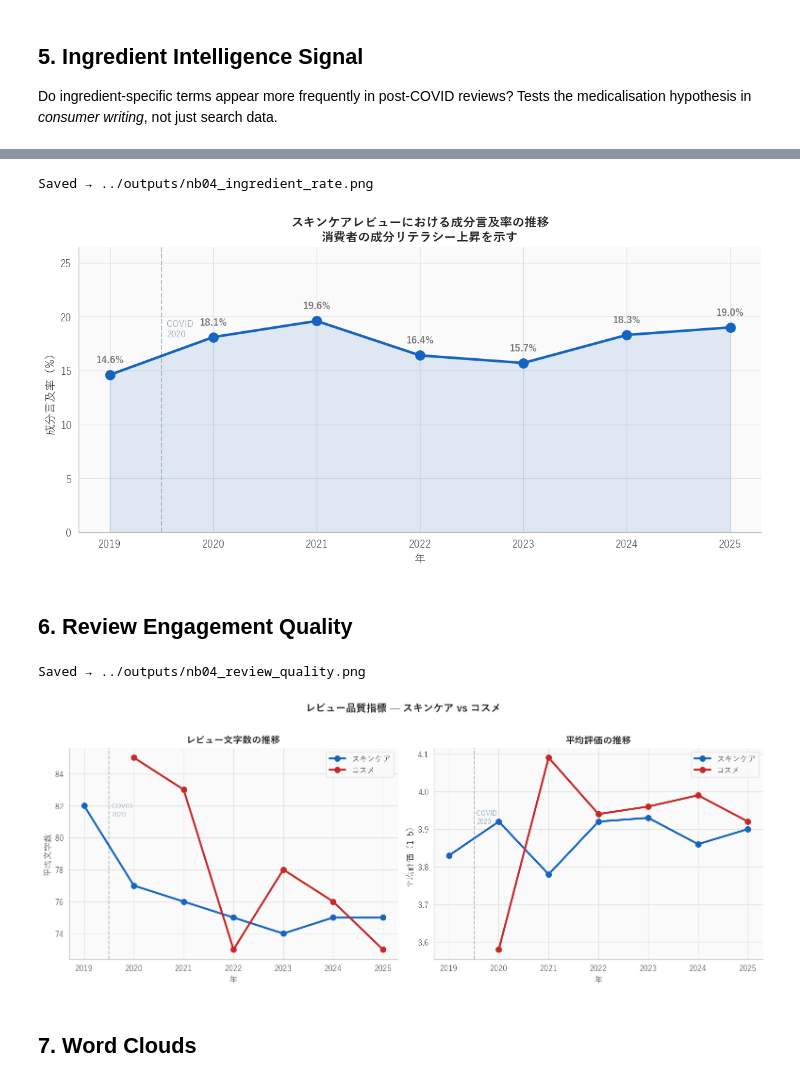
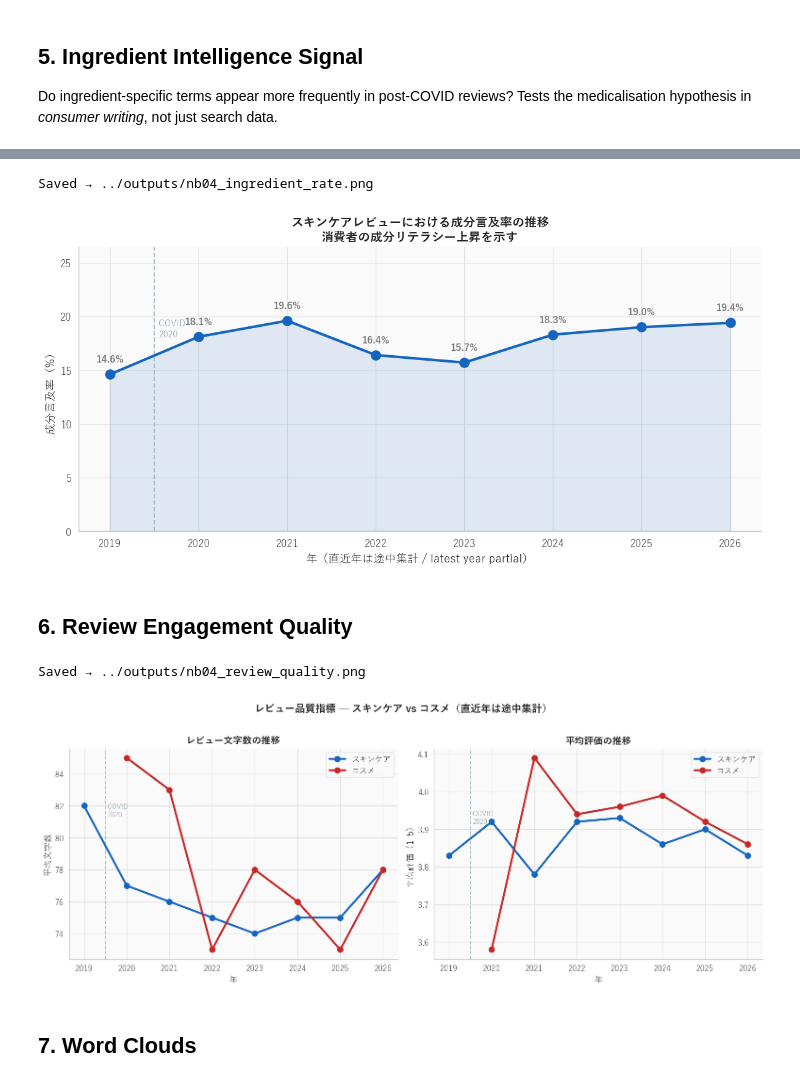
Before and after one commit to Stan-DS-Z/beauty-pulse, a Jupyter notebook: notebooks/NB04_consumer_voice.ipynb, the cells around one changed output, grey strips where cells are left out. Saved outputs shown, nothing was run; the diff lists cells and outputs as text; code cells hidden in the pictures.

```diff
--- a/notebooks/NB04_consumer_voice.ipynb
+++ b/notebooks/NB04_consumer_voice.ipynb
@@ -694,7 +697,7 @@ Post-COVID avg (2021+) : 18.1%
 Direction: ↑ increase (+10.6pp)
 # %%
 # Chart — ingredient mention rate over time
-df_plot = ing_yr[ing_yr.review_year.between(2019, 2025)].copy()
+df_plot = ing_yr[ing_yr.review_year.between(2019, 2026)].copy()
 
 fig, ax = fig_ax(10, 5)
 ax.fill_between(df_plot.review_year, df_plot.ing_pct,
@@ -710,7 +713,7 @@ for _, row in df_plot.iterrows():
                 fontweight='bold')
 
 annotate_covid(ax, x=2019.5, label="COVID\n2020")
-ax.set_xlabel("年", fontsize=11)
+ax.set_xlabel("年（直近年は途中集計 / latest year partial）", fontsize=11)
 ax.set_ylabel("成分言及率（%）", fontsize=11)
 ax.set_title("スキンケアレビューにおける成分言及率の推移\n消費者の成分リテラシー上昇を示す",
              fontsize=12)
@@ -719,7 +722,7 @@ tight(fig, "../outputs/nb04_ingredient_rate.png")
 plt.show()
 # %% [output]
 Saved → ../outputs/nb04_ingredient_rate.png
-[figure, old version]
+[figure, new version]
 # %% [markdown]
 ## 6. Review Engagement Quality
 # %%
@@ -735,7 +738,7 @@ JOIN products p  ON r.product_id  = p.product_id
 JOIN categories c ON p.category_id = c.category_id
 WHERE r.is_japanese = 1
   AND r.char_count >= 10
-  AND r.review_year BETWEEN 2019 AND 2025
+  AND r.review_year BETWEEN 2019 AND 2026  -- latest year partial (mid-year)
   AND COALESCE(p.tier_predicted, p.tier_override, c.tier) IN ('skincare', 'cosmetics')
 GROUP BY r.review_year, c.tier
 ORDER BY c.tier, r.review_year
@@ -745,35 +748,35 @@ df_quality = pd.read_sql(sql_quality, conn)
 fig, (ax1, ax2) = plt.subplots(1, 2, figsize=(13, 5))
 fig.patch.set_facecolor('white')
 
 for tier, color, label in [
     ('skincare',  PALETTE['skincare'],  'スキンケア'),
     ('cosmetics', PALETTE['cosmetics'], 'コスメ'),
 ]:
     d = df_quality[df_quality.tier == tier].set_index('review_year')
     ax1.plot(d.index, d['avg_chars'], 'o-', color=color,
              linewidth=2.5, markersize=7, label=label)
     ax2.plot(d.index, d['avg_rating'], 'o-', color=color,
              linewidth=2.5, markersize=7, label=label)
 
 for ax, ylabel, title in [
     (ax1, "平均文字数", "レビュー文字数の推移"),
     (ax2, "平均評価（1–5）", "平均評価の推移"),
 ]:
     annotate_covid(ax, x=2019.5)
     ax.set_xlabel("年", fontsize=11)
     ax.set_ylabel(ylabel, fontsize=11)
     ax.set_title(title, fontsize=12)
     ax.legend(fontsize=10)
     ax.set_facecolor(PALETTE['bg'])
 
-fig.suptitle("レビュー品質指標 — スキンケア vs コスメ",
+fig.suptitle("レビュー品質指標 — スキンケア vs コスメ（直近年は途中集計）",
              fontsize=13, fontweight='bold', y=1.02)
 plt.tight_layout()
 tight(fig, '../outputs/nb04_review_quality.png')
 plt.show()
 # %% [output]
 Saved → ../outputs/nb04_review_quality.png
-[figure, old version]
+[figure, new version]
 # %% [markdown]
 ## 7. Word Clouds
 # %%
```
Also changed, not shown: parts of 4 cells of this notebook, 11 other files.
